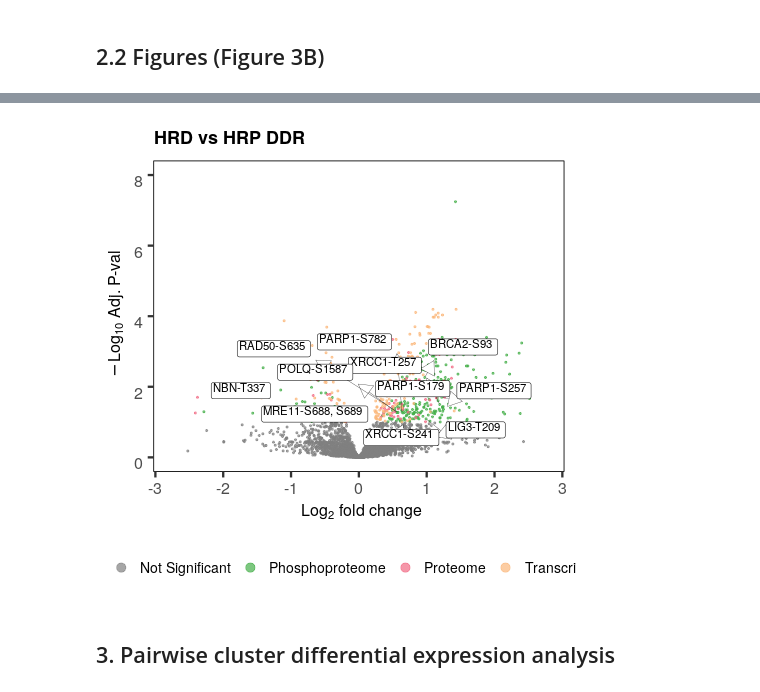
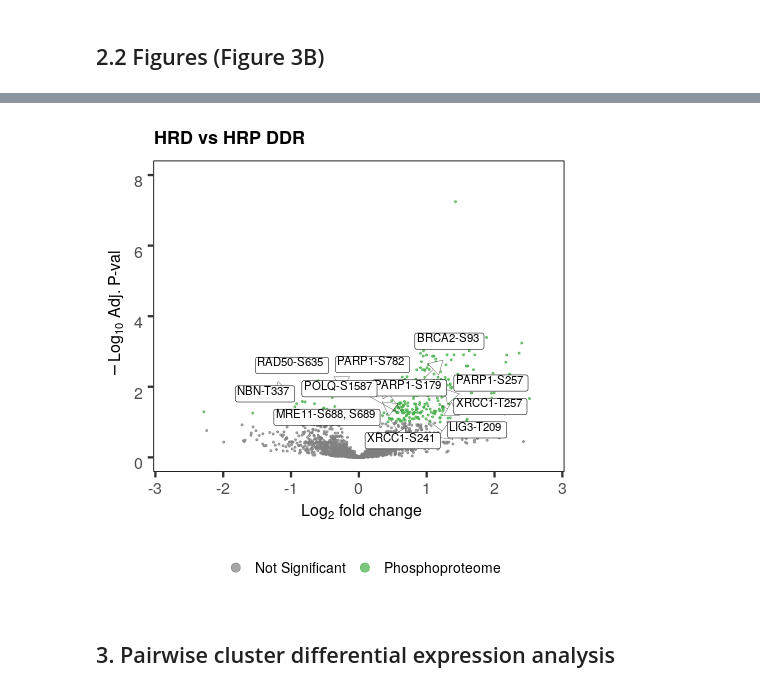
Before and after one commit to getzlab/CPTAC_PanCan_PTM_2023, a Jupyter notebook: Fig3/04_HRD_Differential_Expression.ipynb, the cells around one changed output, grey strips where cells are left out. Cells and saved outputs as stored; diff of their text form; code cells hidden in the pictures.

Commit message:
update Dna repair notebooks and figures

```diff
--- a/Fig3/04_HRD_Differential_Expression.ipynb
+++ b/Fig3/04_HRD_Differential_Expression.ipynb
@@ -315,36 +328,38 @@ plotVolcanoMultiOme <- function(de.df, w=10, h=16, xlim=NA, ylim=NA,
                         xlim=c(xmin,xmax),
                         ylim=c(0,ylim),
                         col=c('#808080', '#FBB87C', '#F16A84', '45AF49'),
                         ylab = bquote(~-Log[10]~ 'Adj. P-val'),
                         colCustom = keyvals,
                         ...
         )
     }
 }
 
+# de_df <- de_df[-which(de_df$feature %in%
+#                       c("phosphoproteome_res", "acetlyome", "acetylome_res")),]
 de_df <- de_df[-which(de_df$feature %in%
-                      c("phosphoproteome_res", "acetlyome", "acetylome_res")),]
-
+                      c("phosphoproteome_res", "acetlyome", "acetylome_res",
+                        'proteome', 'transcriptome')),]
 options(ggrepel.max.overlaps=Inf)
 hrd_hrp_plot <- plotVolcanoMultiOme(
     de_df, drawConnectors=T, widthConnectors=0.15, pointSize=0.75, labSize=4,
     xlim=c(-2.75, 2.75), ylim=c(8, 0), title='HRD vs HRP DDR',
     subtitle=NULL, legendPosition='bottom', titleLabSize=18, axisLabSize=16,
     cutoffLineWidth=0, caption=NULL, border='full', borderWidth=0.4, w=12, h=12,
     pCut=0.1, fcCut=0,
     gene.id='prot_residue',
     selectLab=c("BRCA2-S93","NBN-T337", "PARP1-S257", "XRCC1-T257",
                 "XRCC1-T257, S266s", "PARP1-S782", "PARP1-S179", "MRE11-S688, S689",
                 'POLQ-S1587', 'RAD50-S635', 'XRCC1-S446, S447s',
                 'LIG3-T209', 'XRCC1-S241'),
     gridlines.major=FALSE, gridlines.minor=FALSE, boxedLabels=TRUE,
     lengthConnectors=unit(0.05, "npc"), colAlpha=0.7)
 pdf("figures/Figure_3B_hrd_hrp_volcano_test.pdf", width=8, height=10)
 print(hrd_hrp_plot)
 dev.off()
 hrd_hrp_plot
 # %% [output]
-[figure, old version]
+[figure, new version]
 # %% [markdown]
 ## 3. Pairwise cluster differential expression analysis
 # %% [markdown]
```
Also changed, not shown: parts of 2 cells of this notebook, 3 other files.
